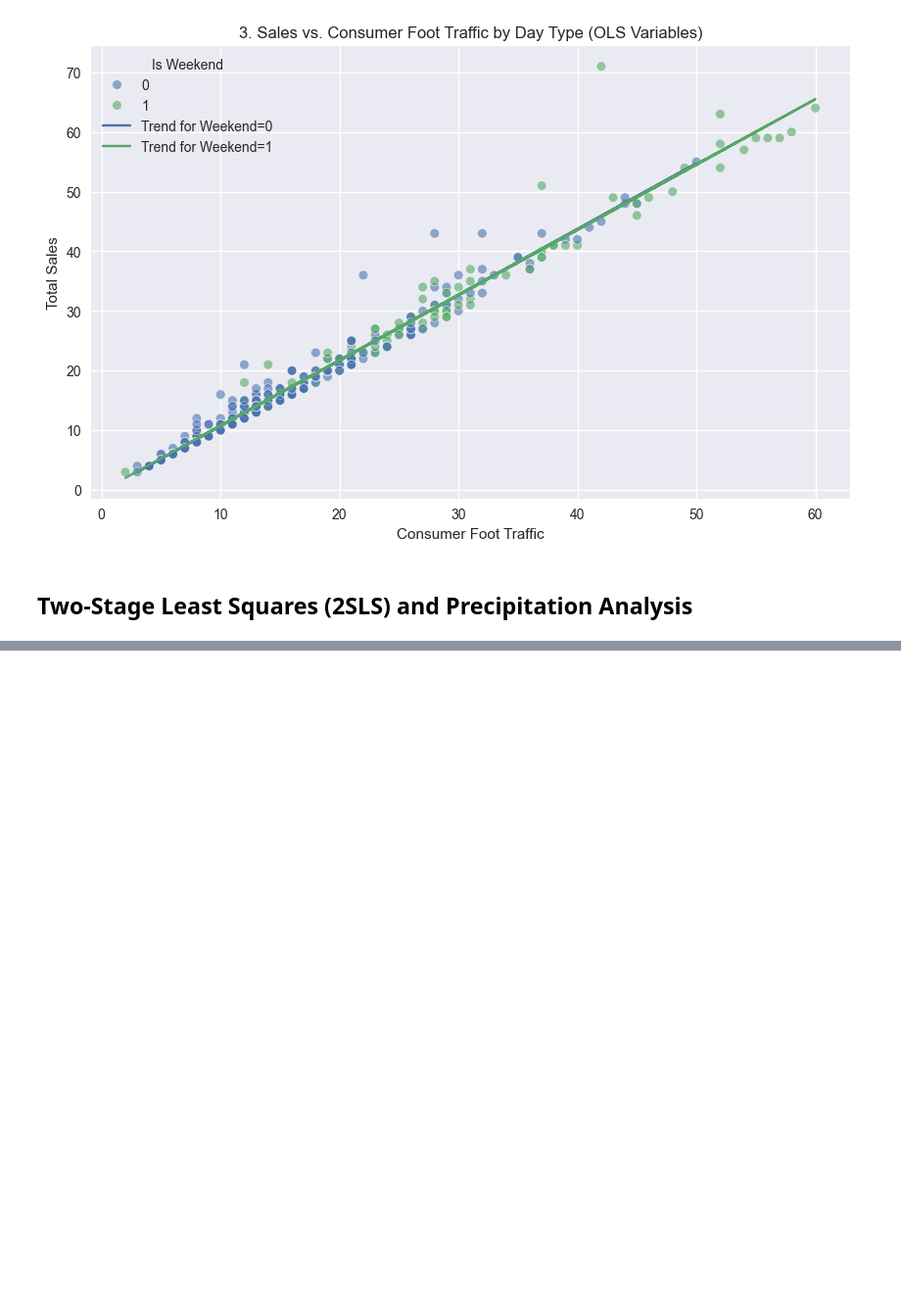
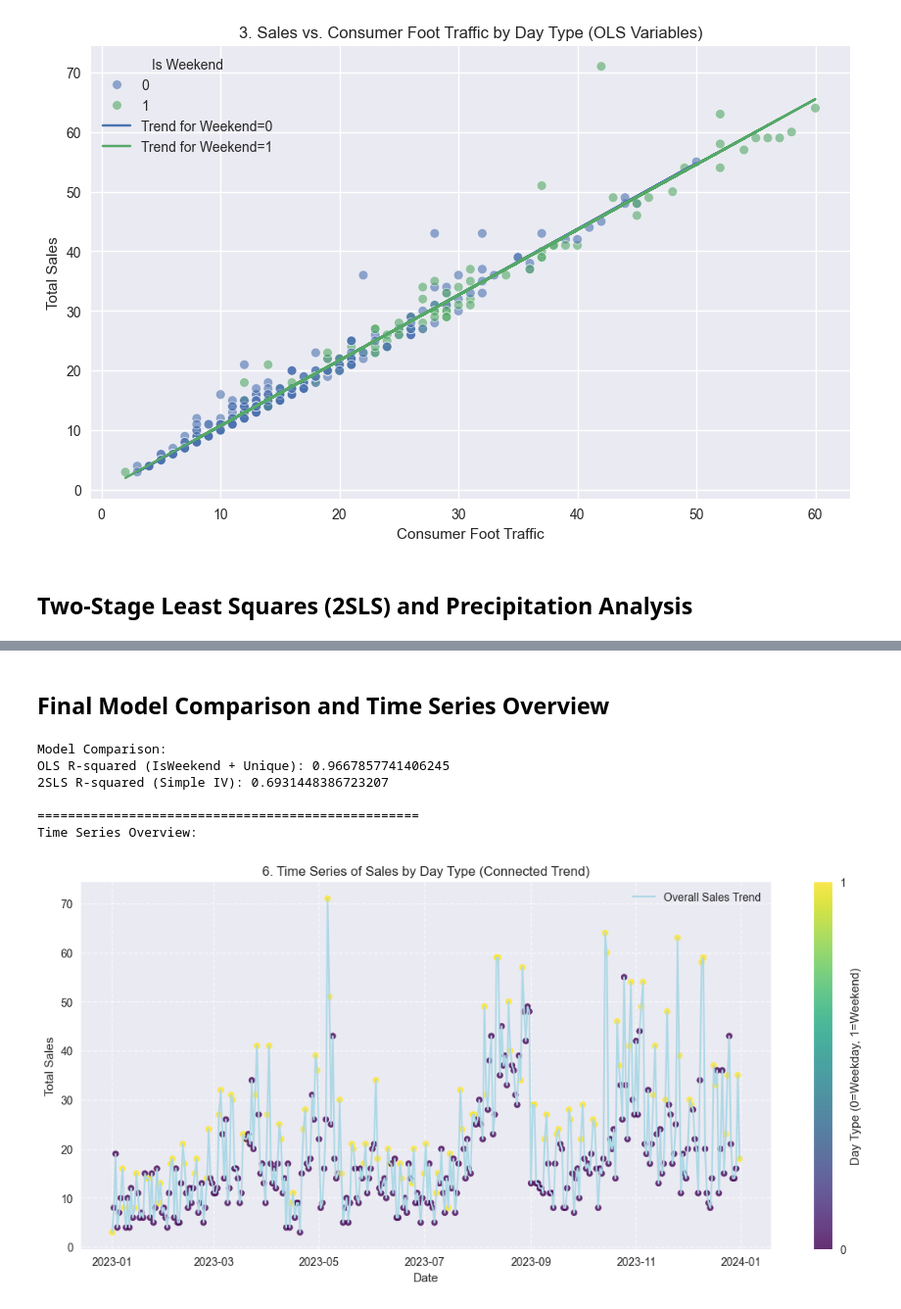
Before and after one commit to gozhann/dseh-python-module-project, a Jupyter notebook: main.ipynb, the cells around one changed output, grey strips where cells are left out. Shown at 98% size. Cells and saved outputs as stored; diff of their text form; code cells hidden in the pictures; blank space fills up the shorter version.

Commit message:
Adding final model comparison and time series visualization

```diff
--- a/main.ipynb
+++ b/main.ipynb
@@ -228 +238,44 @@ Error in interaction IV2SLS: name 'IV2SLS' is not defined
 [figure]
+# %% [markdown]
+## Final Model Comparison and Time Series Overview
+# %%
+# Model comparison
+print("Model Comparison:")
+print("OLS R-squared (IsWeekend + Unique):", ols_model.rsquared)
+try:
+    print("2SLS R-squared (Simple IV):", iv_model.rsquared)
+except:
+    pass
+
+print("\n" + "="*50)
+print("Time Series Overview:")
+
+# --- Revised Plot 6: Time series plot of sales ---
+plt.figure(figsize=(14, 6))
+
+# Ensure data is sorted by date before plotting the line
+merged_data_sorted = merged_data.sort_values(by='Date')
+
+# 1. Plot the continuous line for the overall trend in a pale light blue color
+plt.plot(merged_data_sorted['Date'], merged_data_sorted['TotalSales'],
+         color='lightblue', linewidth=1.5, label='Overall Sales Trend') # Changed color to 'lightblue'
+
+# 2. Overlay the scatter points, colored by IsWeekend, to highlight peaks
+scatter = plt.scatter(merged_data['Date'], merged_data['TotalSales'],
+                      c=merged_data['IsWeekend'], alpha=0.8, cmap='viridis', s=30) # s=size of dots
+
+plt.xlabel('Date')
+plt.ylabel('Total Sales')
+plt.title('6. Time Series of Sales by Day Type (Connected Trend)')
+plt.colorbar(scatter, ticks=[0, 1], label='Day Type (0=Weekday, 1=Weekend)')
+plt.grid(True, linestyle='--', alpha=0.7)
+plt.legend()
+plt.show()
+# %% [output]
+Model Comparison:
+OLS R-squared (IsWeekend + Unique): 0.9667857741406245
+2SLS R-squared (Simple IV): 0.6931448386723207
+
+==================================================
+Time Series Overview:
+[figure, added]
```
Also changed, not shown: parts of 4 cells of this notebook.
